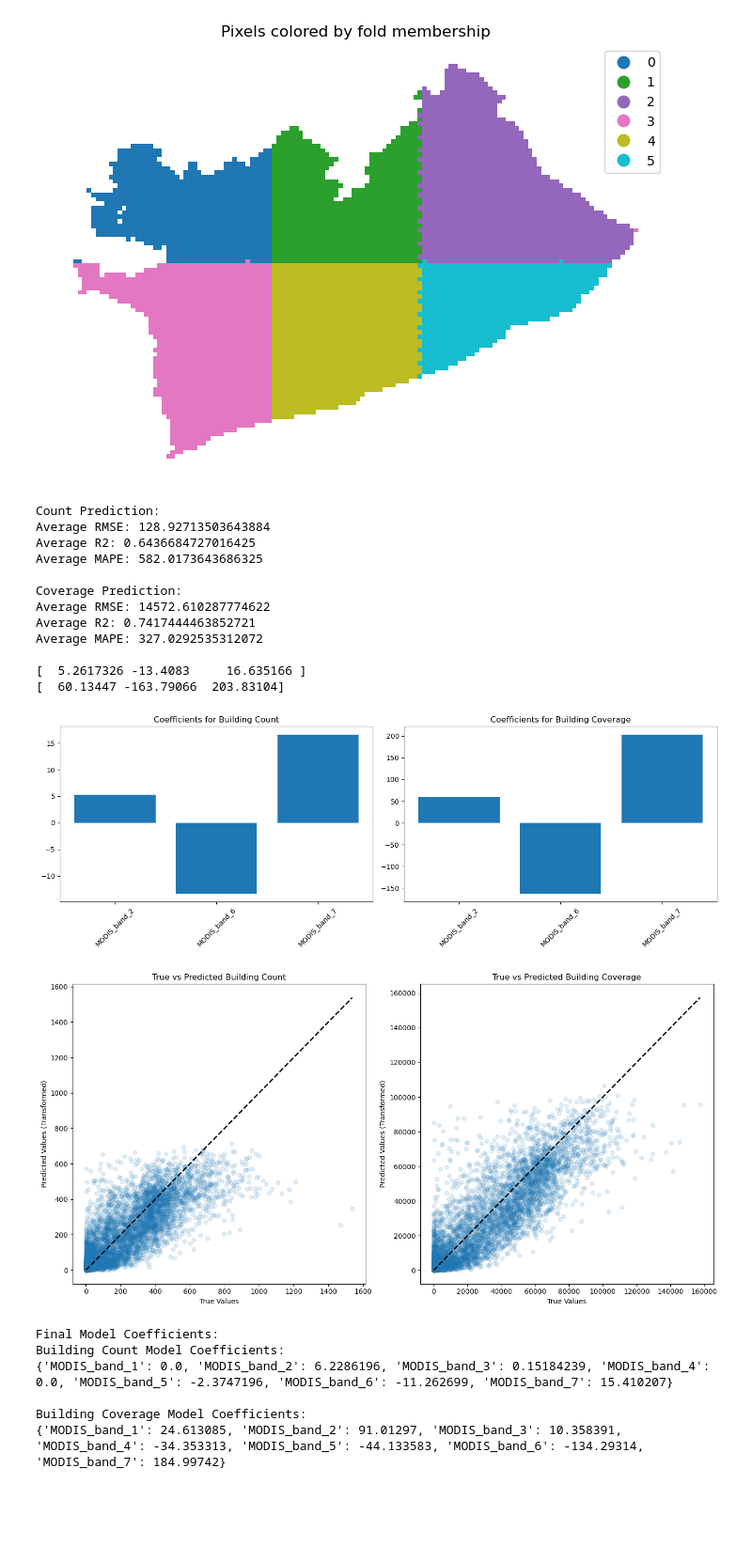
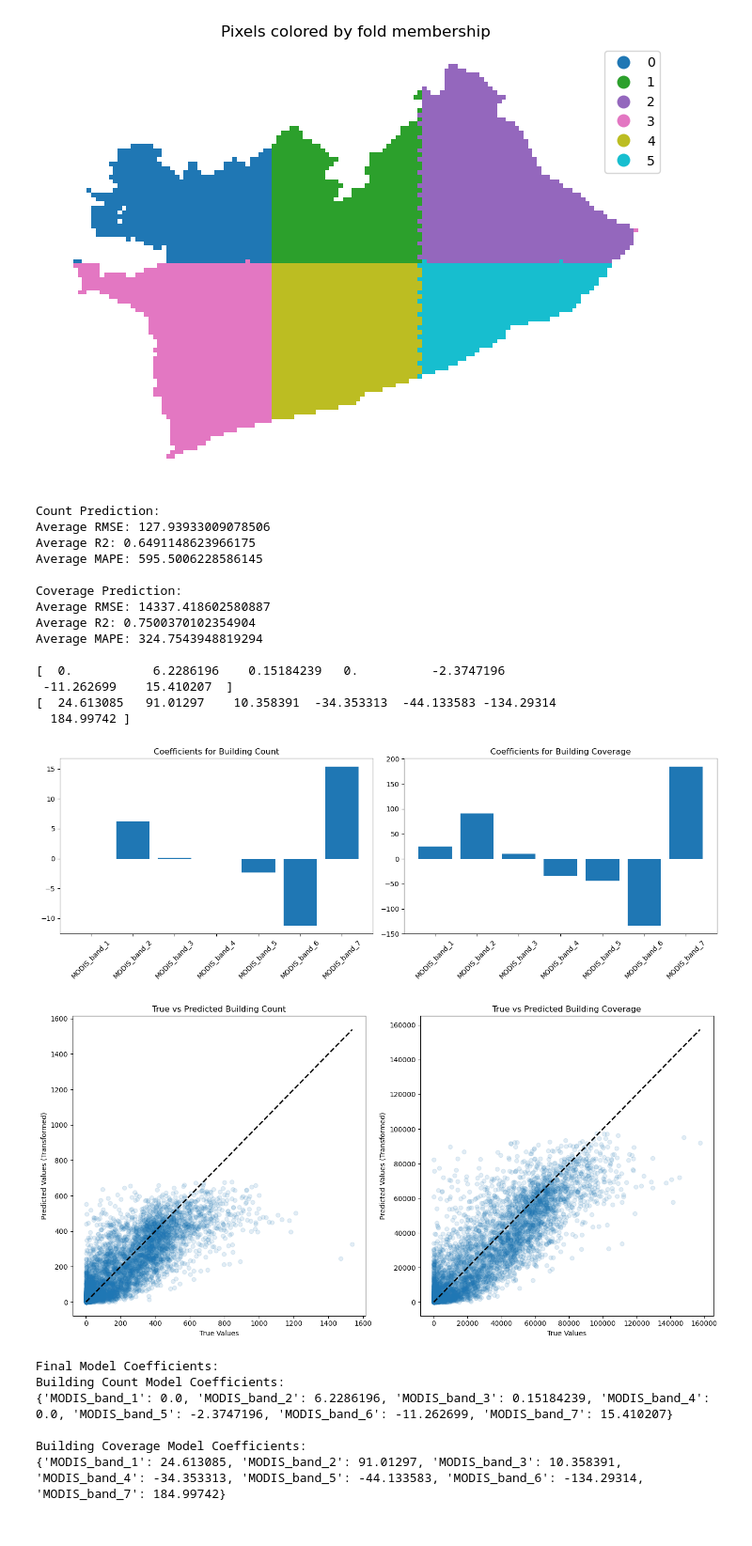
Before and after one commit to thicknavyrain/MODIS_building_counts, a Jupyter notebook: Index construction.ipynb, the cells around one changed output. Shown at 94% size. Saved outputs shown, nothing was run; the diff lists cells and outputs as text; code cells hidden in the pictures.

```diff
--- a/Index construction.ipynb
+++ b/Index construction.ipynb
@@ -303,8 +303,8 @@ def inverse_transform(y, transformation=None):
 transformation = 'sqrt'  # Change to None for linear data
 
 # Decide which bands to use
-band_array = [2, 6, 7]  # Use None for all bands
-# band_array = [1, 2, 3, 4, 5, 6, 7]  # Use None for all bands
+# band_array = [2, 6, 7]  # Use None for all bands
+band_array = [1, 2, 3, 4, 5, 6, 7]  # Use None for all bands
 model_type = 'lasso'
 
 # Prepare the data based on selected bands
@@ -402,43 +402,45 @@ for train_index, test_index in kf.split(X_scaled):
 
 # Apply inverse transformation if needed
 final_y_true_count, final_y_pred_count = inverse_transform(final_y_true_count, transformation), inverse_transform(final_y_pred_count, transformation)
 final_y_true_coverage, final_y_pred_coverage = inverse_transform(final_y_true_coverage, transformation), inverse_transform(final_y_pred_coverage, transformation)
 
 # Plotting predictions against true values for Building Count
 plt.figure(figsize=(14, 7))
 
 plt.subplot(1, 2, 1)
 plt.scatter(final_y_true_count, final_y_pred_count, alpha=0.125)
 plt.plot([min(final_y_true_count), max(final_y_true_count)], [min(final_y_true_count), max(final_y_true_count)], 'k--', lw=2)
 plt.title('True vs Predicted Building Count')
 plt.xlabel('True Values')
 plt.ylabel('Predicted Values' + (' (Transformed)' if transformation else ''))
 
 plt.subplot(1, 2, 2)
 plt.scatter(final_y_true_coverage, final_y_pred_coverage, alpha=0.125)
 plt.plot([min(final_y_true_coverage), max(final_y_true_coverage)], [min(final_y_true_coverage), max(final_y_true_coverage)], 'k--', lw=2)
 plt.title('True vs Predicted Building Coverage')
 plt.xlabel('True Values')
 plt.ylabel('Predicted Values' + (' (Transformed)' if transformation else ''))
 
 plt.tight_layout()
 plt.savefig('plots/model_performance_2019.png',bbox_inches='tight')
 plt.show()
 # %% [output]
 Count Prediction:
-Average RMSE: 128.92713503643884
-Average R2: 0.6436684727016425
-Average MAPE: 582.0173643686325
+Average RMSE: 127.93933009078506
+Average R2: 0.6491148623966175
+Average MAPE: 595.5006228586145
 
 Coverage Prediction:
-Average RMSE: 14572.610287774622
-Average R2: 0.7417444463852721
-Average MAPE: 327.0292535312072
+Average RMSE: 14337.418602580887
+Average R2: 0.7500370102354904
+Average MAPE: 324.7543948819294
 
-[  5.2617326 -13.4083     16.635166 ]
-[  60.13447 -163.79066  203.83104]
+[  0.           6.2286196    0.15184239   0.          -2.3747196
+ -11.262699    15.410207  ]
+[  24.613085   91.01297    10.358391  -34.353313  -44.133583 -134.29314
+  184.99742 ]
-[figure, old version]
+[figure, new version]
-[figure, old version]
+[figure, new version]
 # %%
 from sklearn.metrics import mean_absolute_percentage_error
 import numpy as np
```
Also changed, not shown: parts of 7 cells of this notebook, 22 other files.
